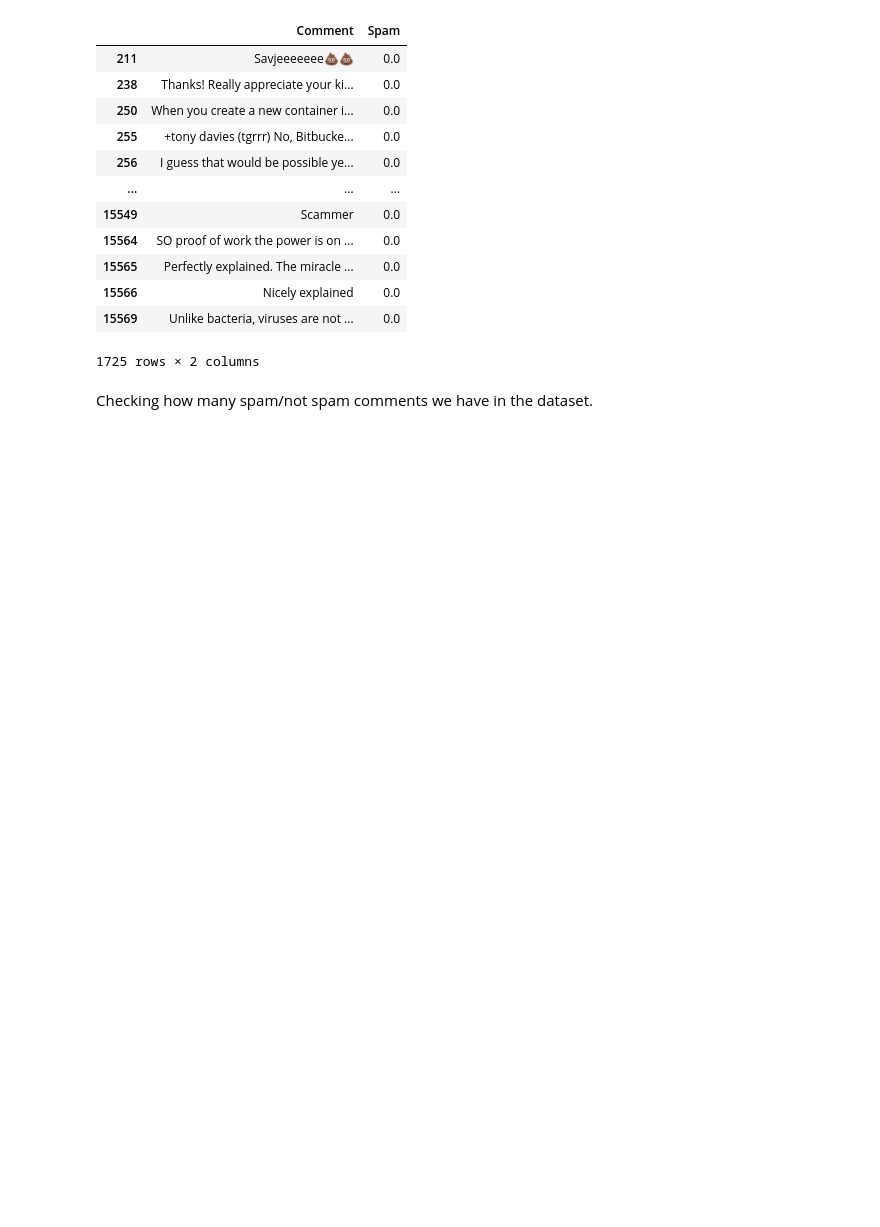
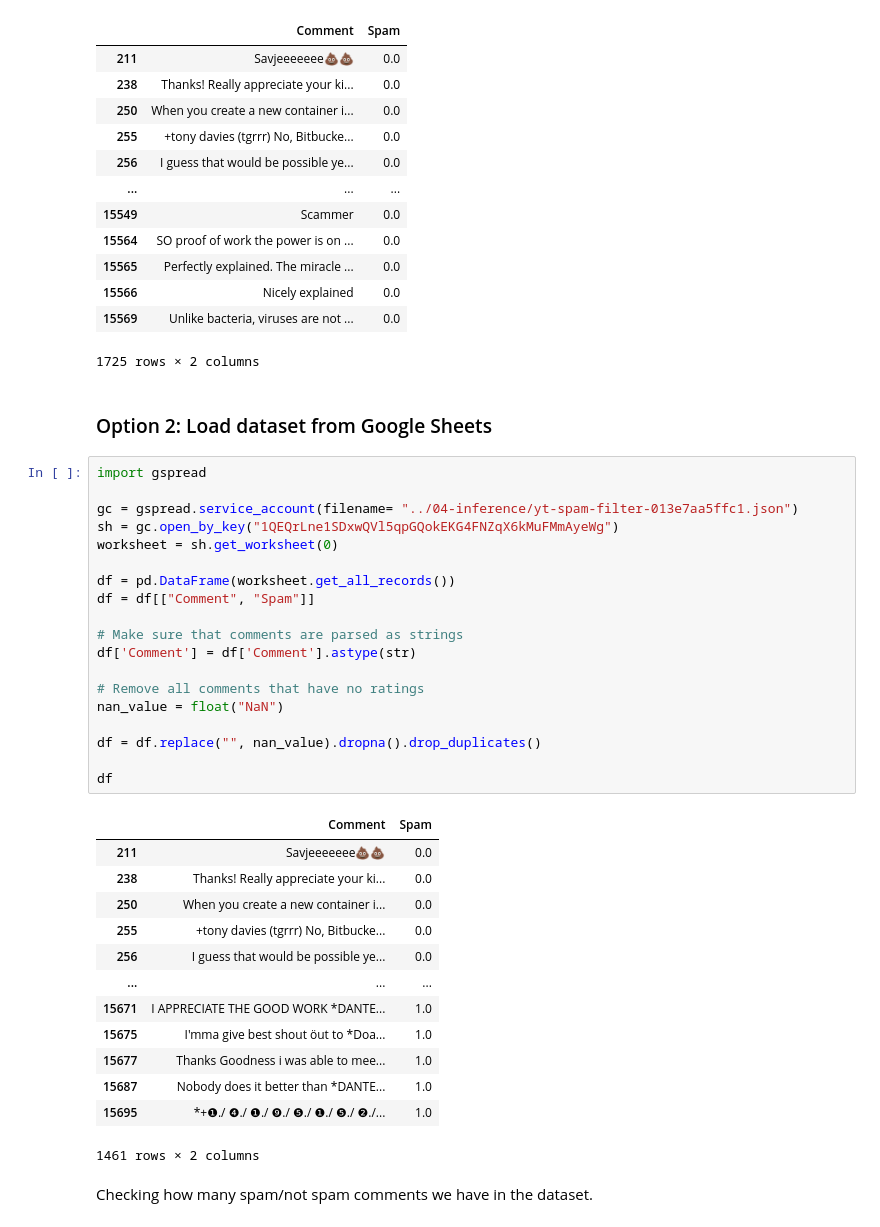
Before and after one commit to Savjee/yt-spam-classifier, a Jupyter notebook: 03-tensorflow-training/Main.ipynb, the cells around one changed output. Saved outputs shown, nothing was run; the diff lists cells and outputs as text; blank space fills up the shorter version.

Commit message:
Training: fetch straight from Google Sheets

```diff
--- a/03-tensorflow-training/Main.ipynb
+++ b/03-tensorflow-training/Main.ipynb
@@ -53,6 +47,41 @@ df
 | 15566 | Nicely explained | 0.0 |
 | 15569 | Unlike bacteria, viruses are not ... | 0.0 |
 1725 rows × 2 columns
+# %% [markdown]
+### Option 2: Load dataset from Google Sheets
+# %%
+import gspread
+
+gc = gspread.service_account(filename= "../04-inference/yt-spam-filter-013e7aa5ffc1.json")
+sh = gc.open_by_key("1QEQrLne1SDxwQVl5qpGQokEKG4FNZqX6kMuFMmAyeWg")
+worksheet = sh.get_worksheet(0)
+
+df = pd.DataFrame(worksheet.get_all_records())
+df = df[["Comment", "Spam"]]
+
+# Make sure that comments are parsed as strings
+df['Comment'] = df['Comment'].astype(str)
+
+# Remove all comments that have no ratings
+nan_value = float("NaN")
+
+df = df.replace("", nan_value).dropna().drop_duplicates()
+
+df
+# %% [output]
+|  | Comment | Spam |
+| 211 | Savjeeeeeee💩💩 | 0.0 |
+| 238 | Thanks! Really appreciate your ki... | 0.0 |
+| 250 | When you create a new container i... | 0.0 |
+| 255 | +tony davies (tgrrr) No, Bitbucke... | 0.0 |
+| 256 | I guess that would be possible ye... | 0.0 |
+| ... | ... | ... |
+| 15671 | I APPRECIATE THE GOOD WORK *DANTE... | 1.0 |
+| 15675 | I'mma give best shout öut to *Doa... | 1.0 |
+| 15677 | Thanks Goodness i was able to mee... | 1.0 |
+| 15687 | Nobody does it better than *DANTE... | 1.0 |
+| 15695 | *+❶./ ❹./ ❶./ ❾./ ❺./ ❶./ ❺./ ❷./... | 1.0 |
+1461 rows × 2 columns
 # %% [markdown]
 Checking how many spam/not spam comments we have in the dataset.
 # %%
```
Also changed, not shown: parts of 7 cells of this notebook.
